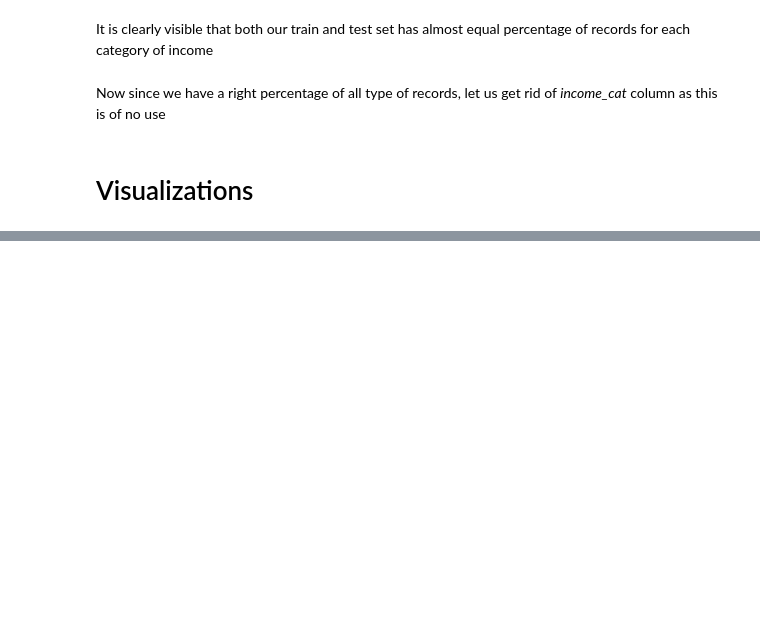
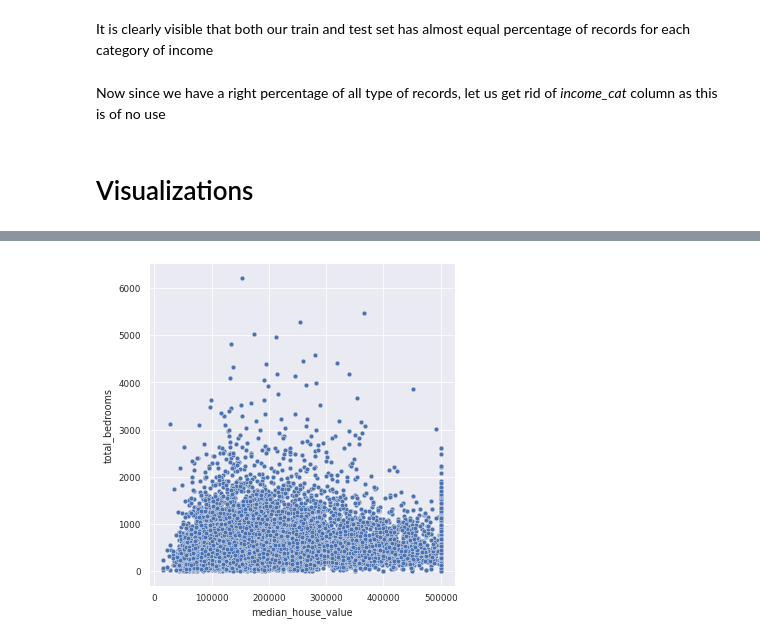
Before and after one commit to AMMLRepos/California-Housing-Price-Prediction, a Jupyter notebook: California_Housing_Prices_Prediction.ipynb, the cells around one changed output, grey strips where cells are left out. Saved outputs shown, nothing was run; the diff lists cells and outputs as text; code cells hidden in the pictures; blank space fills up the shorter version.

```diff
--- a/California_Housing_Prices_Prediction.ipynb
+++ b/California_Housing_Prices_Prediction.ipynb
@@ -282 +283,5 @@ memory usage: 1.4+ MB
+# %%
+sns.relplot(x = "median_house_value", y = "total_bedrooms", data = housing_train_set);
+# %% [output]
+[figure, added]
 # %%
```
Also changed, not shown: parts of 21 cells of this notebook.
